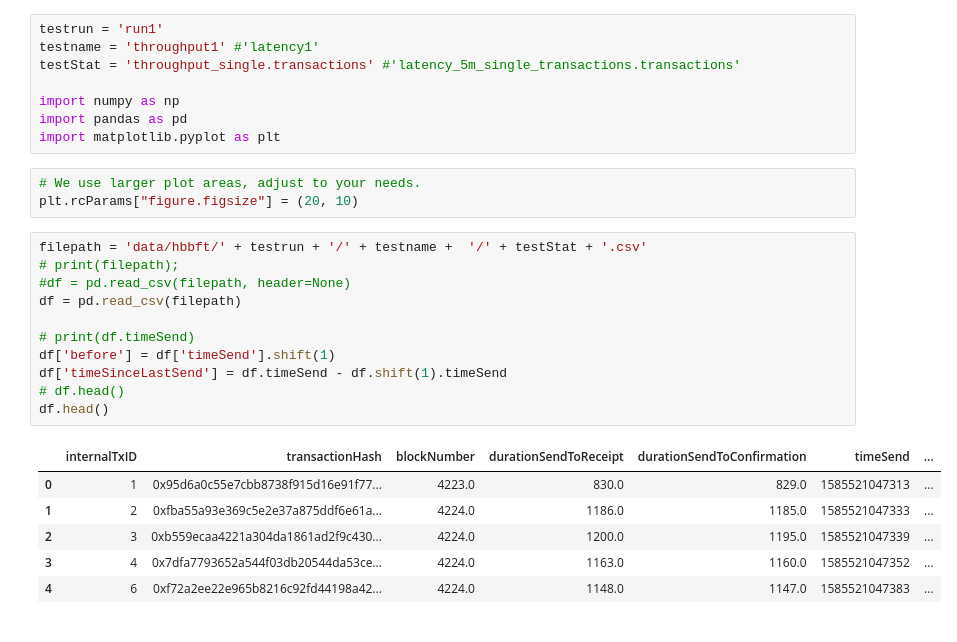
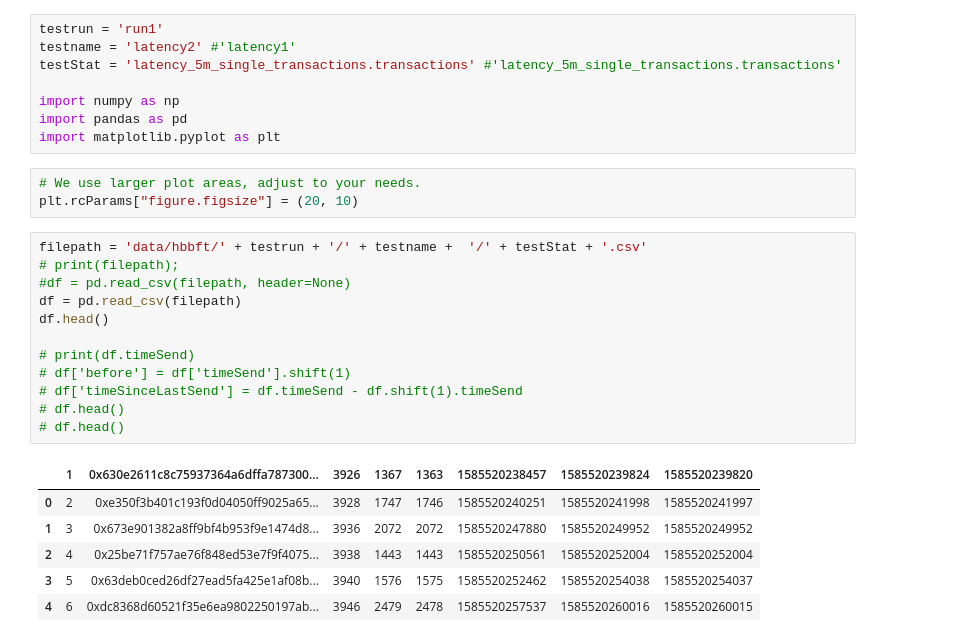
Before and after one commit to lab10-coop/honey-badger-testing, a Jupyter notebook: jupyter/playground_thomas.ipynb, the cells around one changed output. Cells and saved outputs as stored; diff of their text form.

Commit message:
test results for latency test. Configs for throughput test.

```diff
--- a/jupyter/playground_thomas.ipynb
+++ b/jupyter/playground_thomas.ipynb
@@ -1,7 +1,7 @@
 # %%
 testrun = 'run1'
-testname = 'throughput1' #'latency1'
-testStat = 'throughput_single.transactions' #'latency_5m_single_transactions.transactions'
+testname = 'latency2' #'latency1'
+testStat = 'latency_5m_single_transactions.transactions' #'latency_5m_single_transactions.transactions'
 
 import numpy as np
 import pandas as pd
@@ -12,18 +12,19 @@ plt.rcParams["figure.figsize"] = (20, 10)
 # %%
 filepath = 'data/hbbft/' + testrun + '/' + testname +  '/' + testStat + '.csv'
 # print(filepath);
 #df = pd.read_csv(filepath, header=None)
 df = pd.read_csv(filepath)
+df.head()
 
 # print(df.timeSend)
-df['before'] = df['timeSend'].shift(1)
-df['timeSinceLastSend'] = df.timeSend - df.shift(1).timeSend
+# df['before'] = df['timeSend'].shift(1)
+# df['timeSinceLastSend'] = df.timeSend - df.shift(1).timeSend
 # df.head()
-df.head()
+# df.head()
 # %% [output]
-|  | internalTxID | transactionHash | blockNumber | durationSendToReceipt | durationSendToConfirmation | timeSend | ... |
-| 0 | 1 | 0x95d6a0c55e7cbb8738f915d16e91f77... | 4223.0 | 830.0 | 829.0 | 1585521047313 | ... |
-| 1 | 2 | 0xfba55a93e369c5e2e37a875ddf6e61a... | 4224.0 | 1186.0 | 1185.0 | 1585521047333 | ... |
-| 2 | 3 | 0xb559ecaa4221a304da1861ad2f9c430... | 4224.0 | 1200.0 | 1195.0 | 1585521047339 | ... |
-| 3 | 4 | 0x7dfa7793652a544f03db20544da53ce... | 4224.0 | 1163.0 | 1160.0 | 1585521047352 | ... |
-| 4 | 6 | 0xf72a2ee22e965b8216c92fd44198a42... | 4224.0 | 1148.0 | 1147.0 | 1585521047383 | ... |
+|  | 1 | 0x630e2611c8c75937364a6dffa787300... | 3926 | 1367 | 1363 | 1585520238457 | 1585520239824 | 1585520239820 |
+| 0 | 2 | 0xe350f3b401c193f0d04050ff9025a65... | 3928 | 1747 | 1746 | 1585520240251 | 1585520241998 | 1585520241997 |
+| 1 | 3 | 0x673e901382a8ff9bf4b953f9e1474d8... | 3936 | 2072 | 2072 | 1585520247880 | 1585520249952 | 1585520249952 |
+| 2 | 4 | 0x25be71f757ae76f848ed53e7f9f4075... | 3938 | 1443 | 1443 | 1585520250561 | 1585520252004 | 1585520252004 |
+| 3 | 5 | 0x63deb0ced26df27ead5fa425e1af08b... | 3940 | 1576 | 1575 | 1585520252462 | 1585520254038 | 1585520254037 |
+| 4 | 6 | 0xdc8368d60521f35e6ea9802250197ab... | 3946 | 2479 | 2478 | 1585520257537 | 1585520260016 | 1585520260015 |
```
Also changed, not shown: parts of 4 cells of this notebook, 18 other files.
